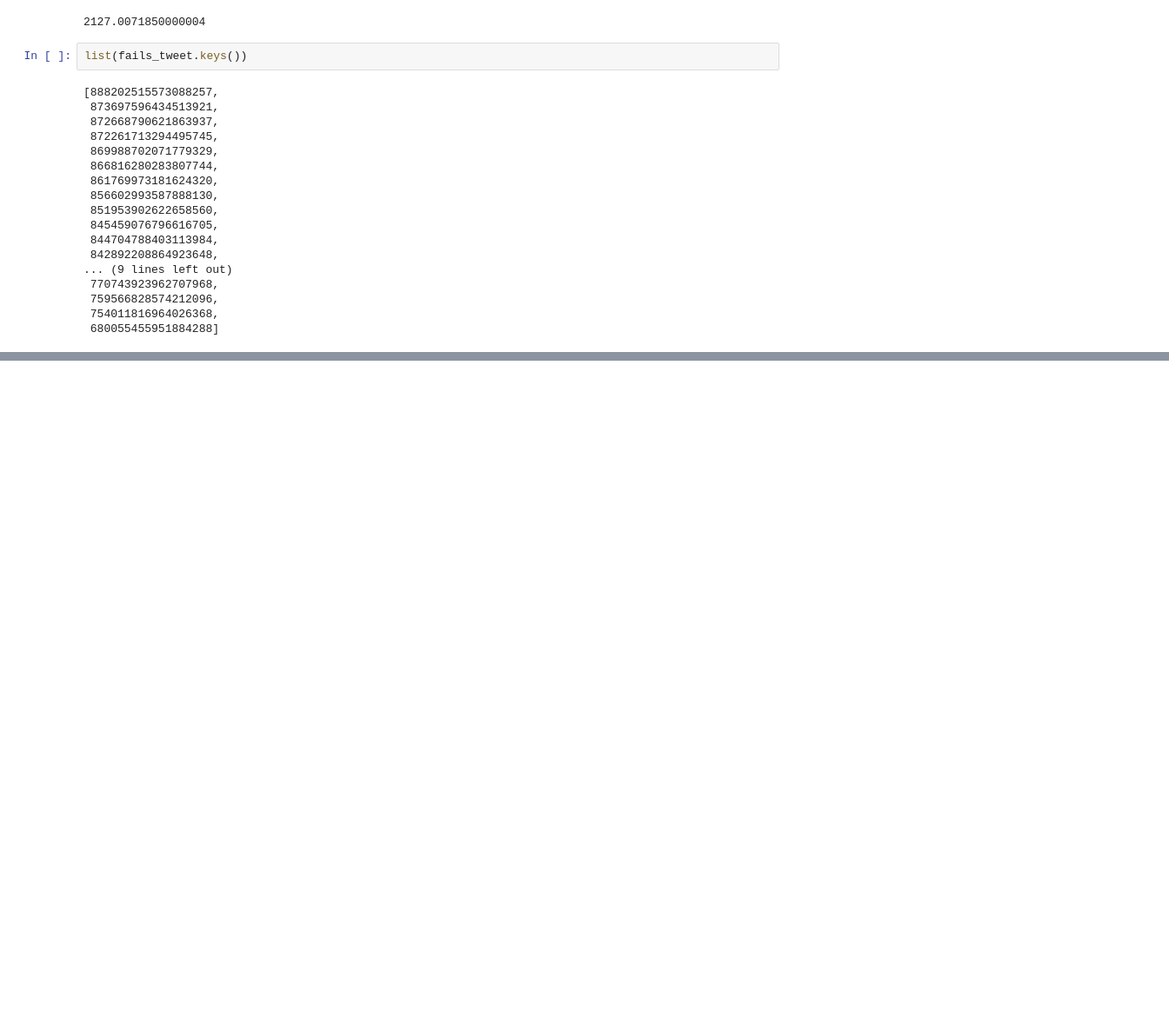
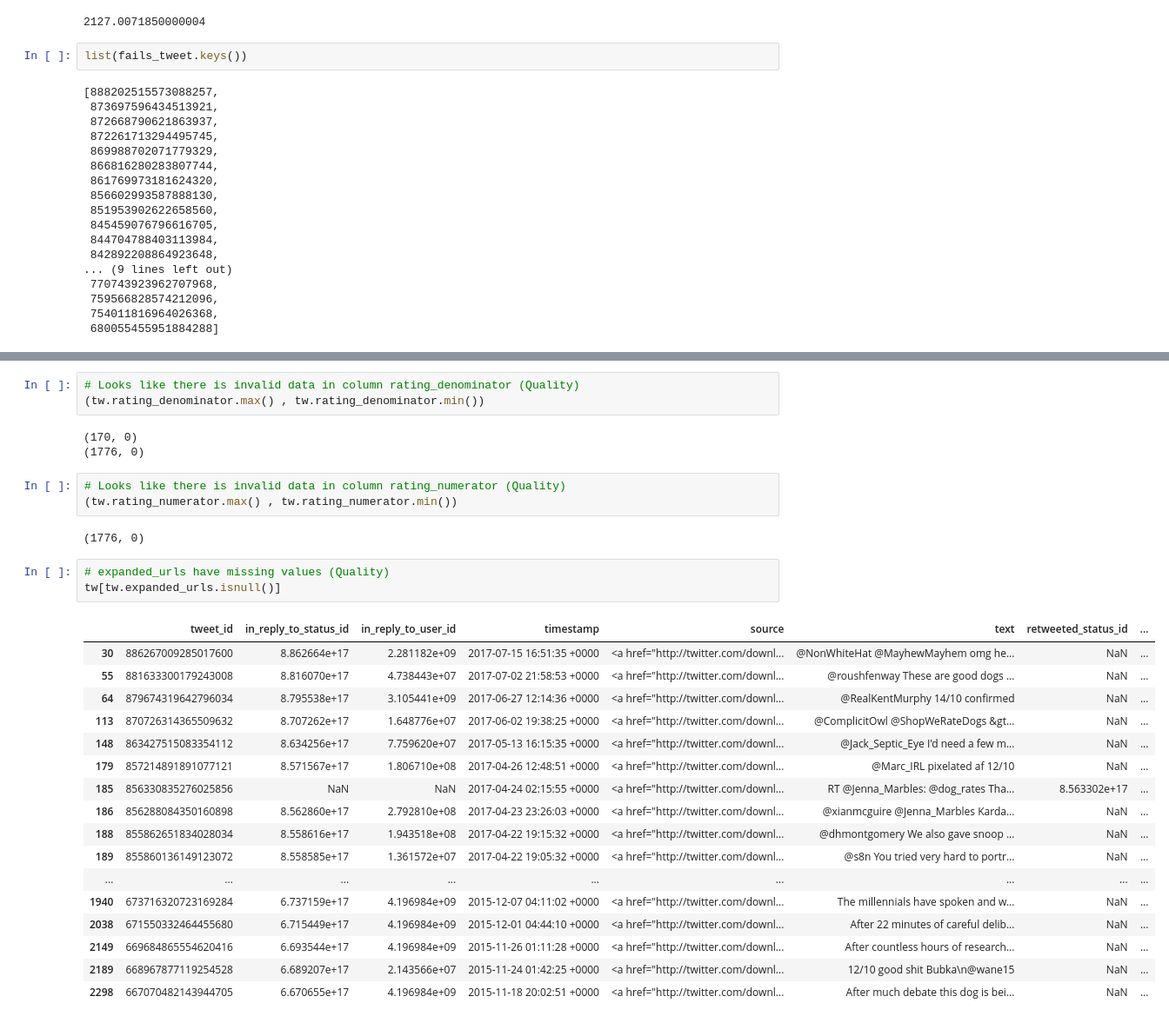
Before and after one commit to Ahmad-Almosallam/Wrangle-and-Analyze-Data-DAND-NANODGREE, a Jupyter notebook: wrangle_act.ipynb, the cells around one changed output, grey strips where cells are left out. Shown: that part at 87% size. Drawn from its saved outputs; the diff is of its cells as text; blank space fills up the shorter version.

```diff
--- a/wrangle_act.ipynb
+++ b/wrangle_act.ipynb
@@ -111,0 +178,32 @@ list(fails_tweet.keys())
+# %%
+# Looks like there is invalid data in column rating_denominator (Quality)
+(tw.rating_denominator.max() , tw.rating_denominator.min())
+# %% [output]
+(170, 0)
+(1776, 0)
+# %%
+# Looks like there is invalid data in column rating_numerator (Quality)
+(tw.rating_numerator.max() , tw.rating_numerator.min())
+# %% [output]
+(1776, 0)
+# %%
+# expanded_urls have missing values (Quality)
+tw[tw.expanded_urls.isnull()]
+# %% [output]
+|  | tweet_id | in_reply_to_status_id | in_reply_to_user_id | timestamp | source | text | retweeted_status_id | ... |
+| 30 | 886267009285017600 | 8.862664e+17 | 2.281182e+09 | 2017-07-15 16:51:35 +0000 | <a href="http://twitter.com/downl... | @NonWhiteHat @MayhewMayhem omg he... | NaN | ... |
+| 55 | 881633300179243008 | 8.816070e+17 | 4.738443e+07 | 2017-07-02 21:58:53 +0000 | <a href="http://twitter.com/downl... | @roushfenway These are good dogs ... | NaN | ... |
+| 64 | 879674319642796034 | 8.795538e+17 | 3.105441e+09 | 2017-06-27 12:14:36 +0000 | <a href="http://twitter.com/downl... | @RealKentMurphy 14/10 confirmed | NaN | ... |
+| 113 | 870726314365509632 | 8.707262e+17 | 1.648776e+07 | 2017-06-02 19:38:25 +0000 | <a href="http://twitter.com/downl... | @ComplicitOwl @ShopWeRateDogs &gt... | NaN | ... |
+| 148 | 863427515083354112 | 8.634256e+17 | 7.759620e+07 | 2017-05-13 16:15:35 +0000 | <a href="http://twitter.com/downl... | @Jack_Septic_Eye I'd need a few m... | NaN | ... |
+| 179 | 857214891891077121 | 8.571567e+17 | 1.806710e+08 | 2017-04-26 12:48:51 +0000 | <a href="http://twitter.com/downl... | @Marc_IRL pixelated af 12/10 | NaN | ... |
+| 185 | 856330835276025856 | NaN | NaN | 2017-04-24 02:15:55 +0000 | <a href="http://twitter.com/downl... | RT @Jenna_Marbles: @dog_rates Tha... | 8.563302e+17 | ... |
+| 186 | 856288084350160898 | 8.562860e+17 | 2.792810e+08 | 2017-04-23 23:26:03 +0000 | <a href="http://twitter.com/downl... | @xianmcguire @Jenna_Marbles Karda... | NaN | ... |
+| 188 | 855862651834028034 | 8.558616e+17 | 1.943518e+08 | 2017-04-22 19:15:32 +0000 | <a href="http://twitter.com/downl... | @dhmontgomery We also gave snoop ... | NaN | ... |
+| 189 | 855860136149123072 | 8.558585e+17 | 1.361572e+07 | 2017-04-22 19:05:32 +0000 | <a href="http://twitter.com/downl... | @s8n You tried very hard to portr... | NaN | ... |
+| ... | ... | ... | ... | ... | ... | ... | ... | ... |
+| 1940 | 673716320723169284 | 6.737159e+17 | 4.196984e+09 | 2015-12-07 04:11:02 +0000 | <a href="http://twitter.com/downl... | The millennials have spoken and w... | NaN | ... |
+| 2038 | 671550332464455680 | 6.715449e+17 | 4.196984e+09 | 2015-12-01 04:44:10 +0000 | <a href="http://twitter.com/downl... | After 22 minutes of careful delib... | NaN | ... |
+| 2149 | 669684865554620416 | 6.693544e+17 | 4.196984e+09 | 2015-11-26 01:11:28 +0000 | <a href="http://twitter.com/downl... | After countless hours of research... | NaN | ... |
+| 2189 | 668967877119254528 | 6.689207e+17 | 2.143566e+07 | 2015-11-24 01:42:25 +0000 | <a href="http://twitter.com/downl... | 12/10 good shit Bubka\n@wane15 | NaN | ... |
+| 2298 | 667070482143944705 | 6.670655e+17 | 4.196984e+09 | 2015-11-18 20:02:51 +0000 | <a href="http://twitter.com/downl... | After much debate this dog is bei... | NaN | ... |
```
Also changed, not shown: parts of 24 cells of this notebook.
